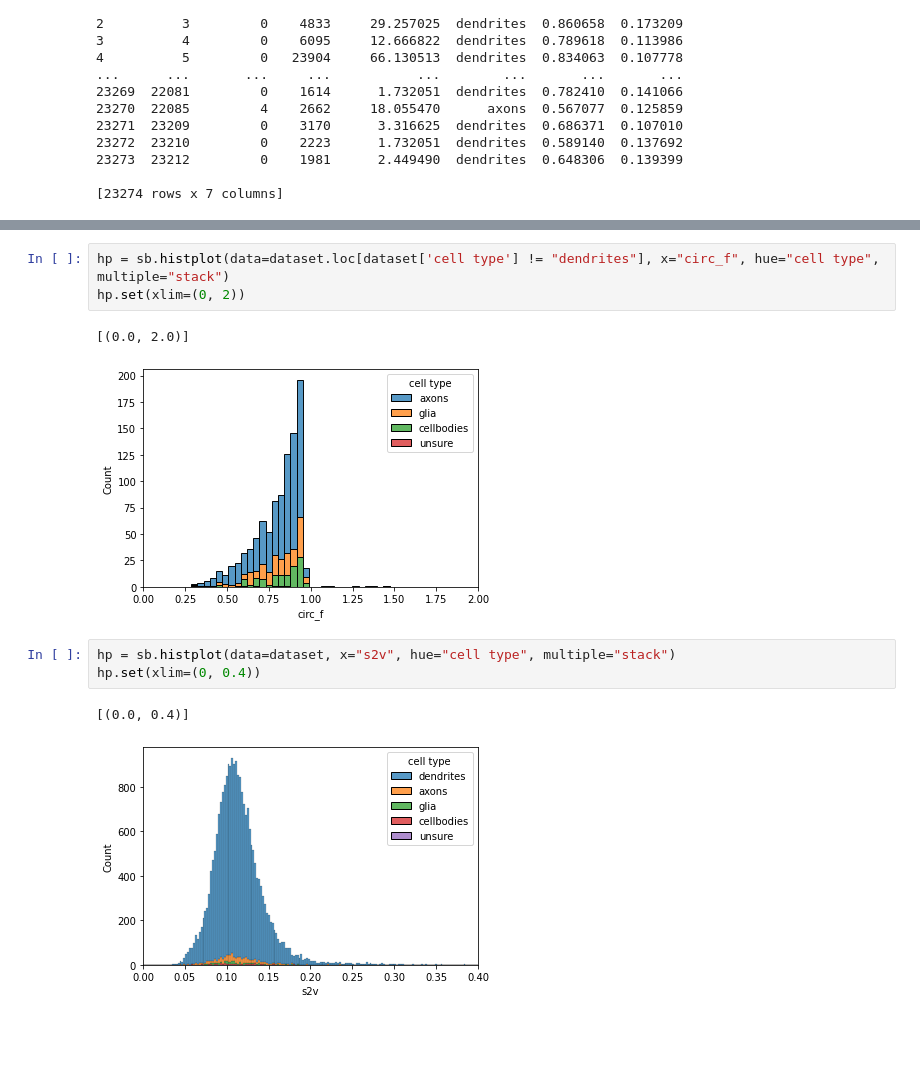
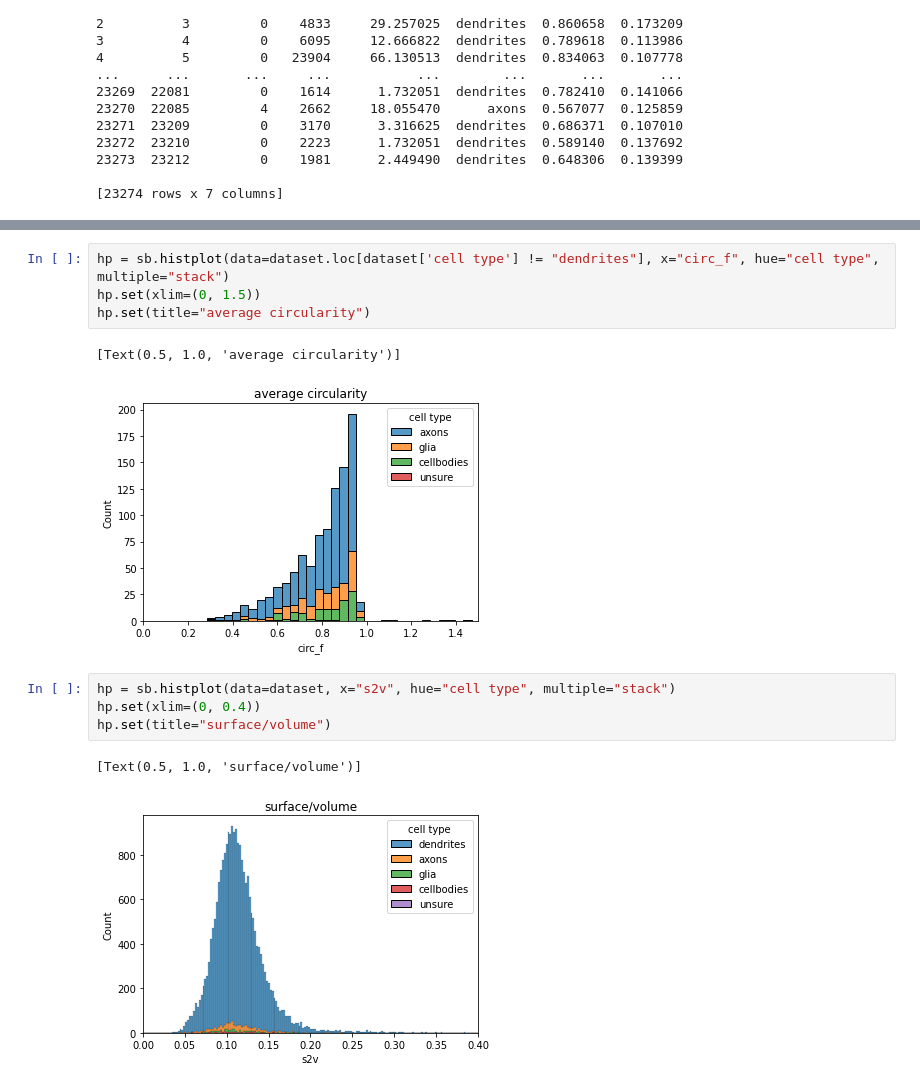
Before and after one commit to zoidberg77/EManalysis, a Jupyter notebook: notebooks/figures.ipynb, the cells around one changed output, grey strips where cells are left out. Drawn from its saved outputs; the diff is of its cells as text; blank space fills up the shorter version.

```diff
--- a/notebooks/figures.ipynb
+++ b/notebooks/figures.ipynb
@@ -102,15 +105,17 @@ hp.set(xlim=(0, 2))
 # %%
 hp = sb.histplot(data=dataset.loc[dataset['cell type'] != "dendrites"], x="circ_f", hue="cell type", multiple="stack")
-hp.set(xlim=(0, 2))
+hp.set(xlim=(0, 1.5))
+hp.set(title="average circularity")
 # %% [output]
-[(0.0, 2.0)]
+[Text(0.5, 1.0, 'average circularity')]
-[figure, old version]
+[figure, new version]
 # %%
 hp = sb.histplot(data=dataset, x="s2v", hue="cell type", multiple="stack")
 hp.set(xlim=(0, 0.4))
+hp.set(title="surface/volume")
 # %% [output]
-[(0.0, 0.4)]
+[Text(0.5, 1.0, 'surface/volume')]
-[figure, old version]
+[figure, new version]
 # %%
 hp = sb.histplot(data=dataset.loc[dataset['cell type'] != "dendrites"], x="s2v", hue="cell type", multiple="stack")
 hp.set(xlim=(0, 0.4))
```
Also changed, not shown: parts of 8 cells of this notebook, 1 other file.
